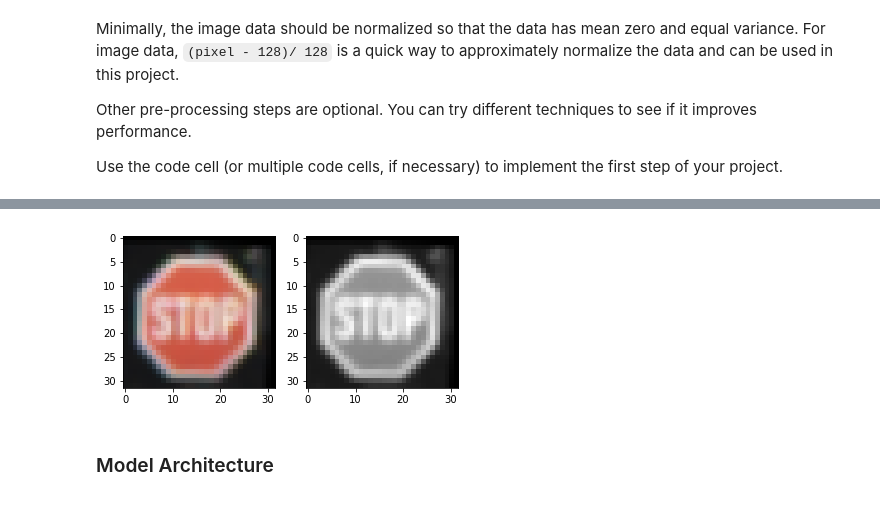
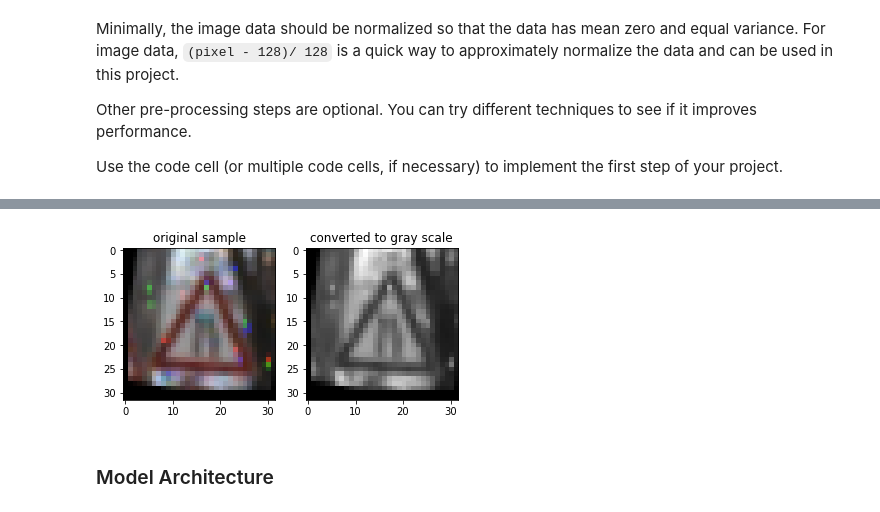
Before and after one commit to ahmadsheikhveisi/CarND-Traffic-Sign-Classifier-Project, a Jupyter notebook: Traffic_Sign_Classifier.ipynb, the cells around one changed output, grey strips where cells are left out. Drawn from its saved outputs; the diff is of its cells as text; code cells hidden in the pictures.

```diff
--- a/Traffic_Sign_Classifier.ipynb
+++ b/Traffic_Sign_Classifier.ipynb
@@ -320,34 +381,37 @@ def convert_dataset2gray(dataset):
         elif color_spec is 'HLS':
             converted_img = cv2.cvtColor(img, cv2.COLOR_RGB2HLS)
             gray_img = converted_img[:,:,1]
         else:
             print('Color spec not defined')
             raise
         gray_dataset.append(gray_img.reshape(image_shape[0],image_shape[1],1))
     return np.array(gray_dataset)
 
 if gray_scale_en is True:
     #showing a random image before conversion
     index = random.randint(0, len(X_train)-1)
     fig = plt.figure()
     axe = fig.add_subplot(1,2,1)
+    axe.set_title("original sample")
     axe.imshow(X_train[index])
 
     #coverting training,validation, and test data
     X_train = convert_dataset2gray(X_train)
     X_valid = convert_dataset2gray(X_valid)
     X_test = convert_dataset2gray(X_test)
 
     #setting the image depth to 1
     image_shape = np.array(image_shape)
     image_shape[2] = 1
 
     #showing the same image after coversion
     axe = fig.add_subplot(1,2,2)
     axe.imshow(X_train[index].reshape(32,32),cmap='gray')
+    axe.set_title("converted to gray scale")
     plt.show()
+    fig.savefig("./res/gray_scale.png")
 # %% [output]
-[figure, old version]
+[figure, new version]
 # %%
 ### data set Normalization
 normalize_en = True
```
Also changed, not shown: parts of 6 cells of this notebook, 10 other files.
